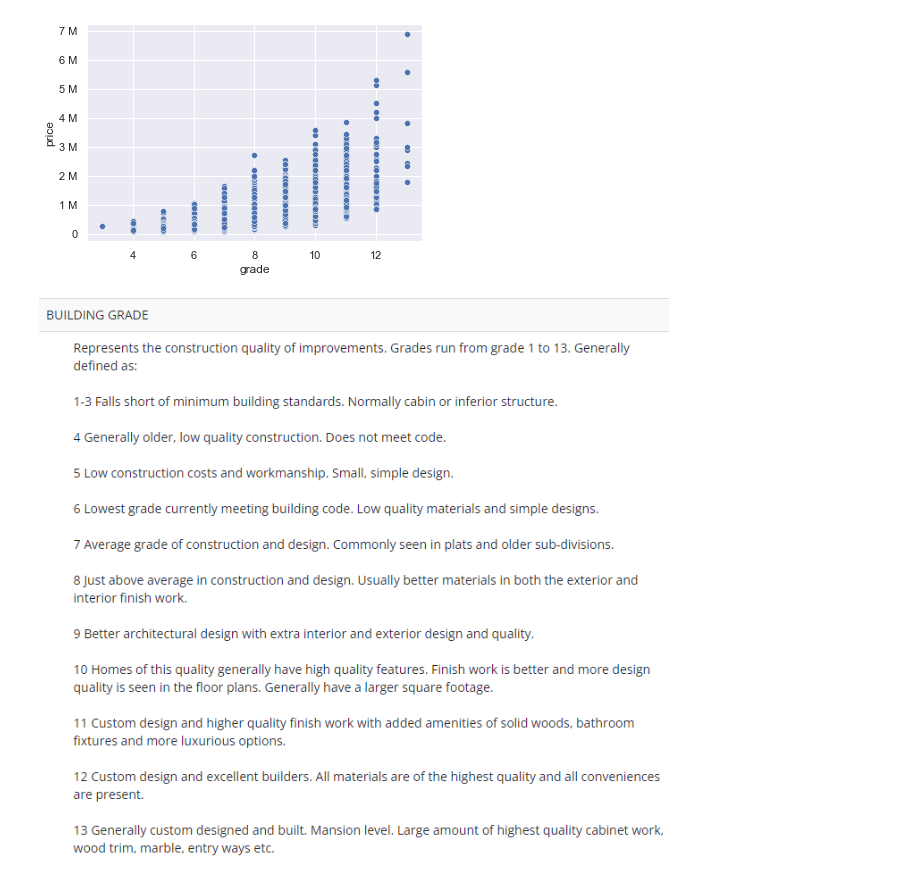
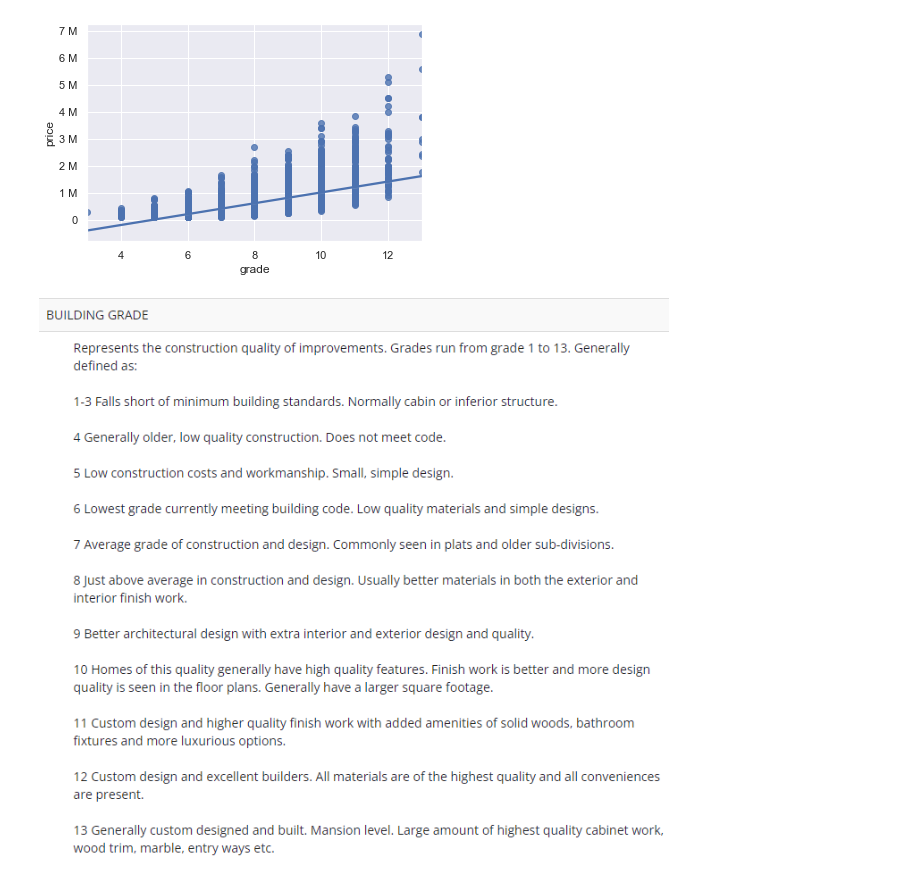
Before and after one commit to MossyJossy/Phase-2-Project, a Jupyter notebook: Data Exploration/Exploration.ipynb, the cells around one changed output. Drawn from its saved outputs; the diff is of its cells as text; code cells hidden in the pictures.

```diff
--- a/Data Exploration/Exploration.ipynb
+++ b/Data Exploration/Exploration.ipynb
@@ -86,11 +135,11 @@ display.Image('Images/Price_corr.png')
 # %%
 import matplotlib.ticker as ticker
 fig, ax = plt.subplots()
 
-sns.scatterplot(x = train['grade'], y = train['price'])
+sns.regplot(x = train['grade'], y = train['price'])
 ax.yaxis.set_major_formatter(ticker.EngFormatter());
 # %% [output]
-[figure, old version]
+[figure, new version]
 # %%
 display.Image('Images/kc_building_grades.png')
 # %% [output]
```
Also changed, not shown: parts of 89 cells of this notebook, 16 other files.
